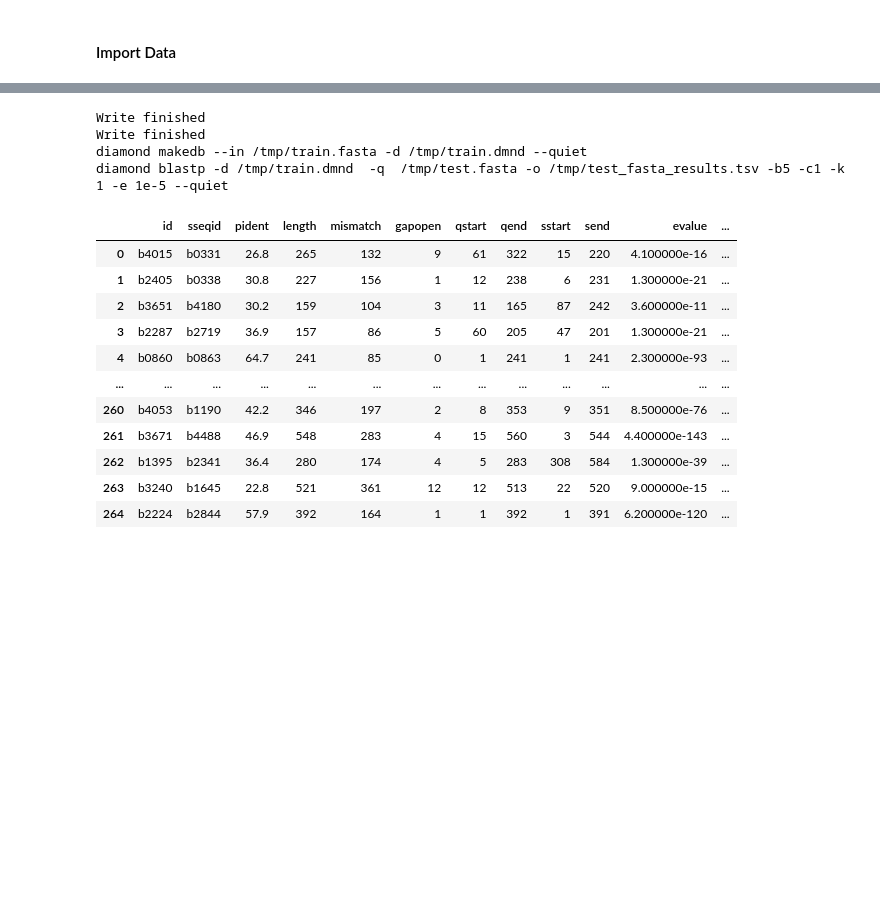
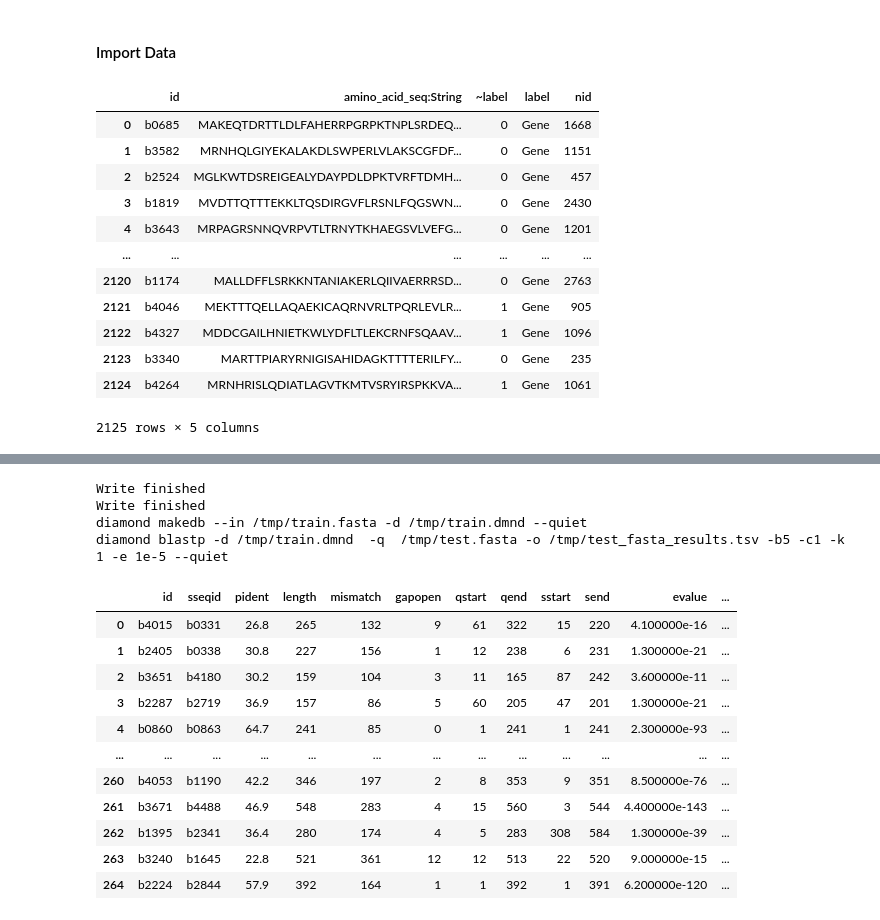
Before and after one commit to Suchcools/Ecoli_HGNN, a Jupyter notebook: task/TF/methods/Blastp/balst.ipynb, the cells around one changed output, grey strips where cells are left out. Cells and saved outputs as stored; diff of their text form; code cells hidden in the pictures; blank space fills up the shorter version.

```diff
--- a/task/TF/methods/Blastp/balst.ipynb
+++ b/task/TF/methods/Blastp/balst.ipynb
@@ -18,3 +18,19 @@ np.random.seed(seed)
 # %%
 train_node = pd.read_csv("../../data/Process/train_node.csv")
 test_node = pd.read_csv("../../data/Process/test_node.csv")
+# %%
+train_node
+# %% [output]
+|  | id | amino_acid_seq:String | ~label | label | nid |
+| 0 | b0685 | MAKEQTDRTTLDLFAHERRPGRPKTNPLSRDEQ... | 0 | Gene | 1668 |
+| 1 | b3582 | MRNHQLGIYEKALAKDLSWPERLVLAKSCGFDF... | 0 | Gene | 1151 |
+| 2 | b2524 | MGLKWTDSREIGEALYDAYPDLDPKTVRFTDMH... | 0 | Gene | 457 |
+| 3 | b1819 | MVDTTQTTTEKKLTQSDIRGVFLRSNLFQGSWN... | 0 | Gene | 2430 |
+| 4 | b3643 | MRPAGRSNNQVRPVTLTRNYTKHAEGSVLVEFG... | 0 | Gene | 1201 |
+| ... | ... | ... | ... | ... | ... |
+| 2120 | b1174 | MALLDFFLSRKKNTANIAKERLQIIVAERRRSD... | 0 | Gene | 2763 |
+| 2121 | b4046 | MEKTTTQELLAQAEKICAQRNVRLTPQRLEVLR... | 1 | Gene | 905 |
+| 2122 | b4327 | MDDCGAILHNIETKWLYDFLTLEKCRNFSQAAV... | 1 | Gene | 1096 |
+| 2123 | b3340 | MARTTPIARYRNIGISAHIDAGKTTTTERILFY... | 0 | Gene | 235 |
+| 2124 | b4264 | MRNHRISLQDIATLAGVTKMTVSRYIRSPKKVA... | 1 | Gene | 1061 |
+2125 rows × 5 columns
```
Also changed, not shown: parts of 1 cell of this notebook, 23 other files.
